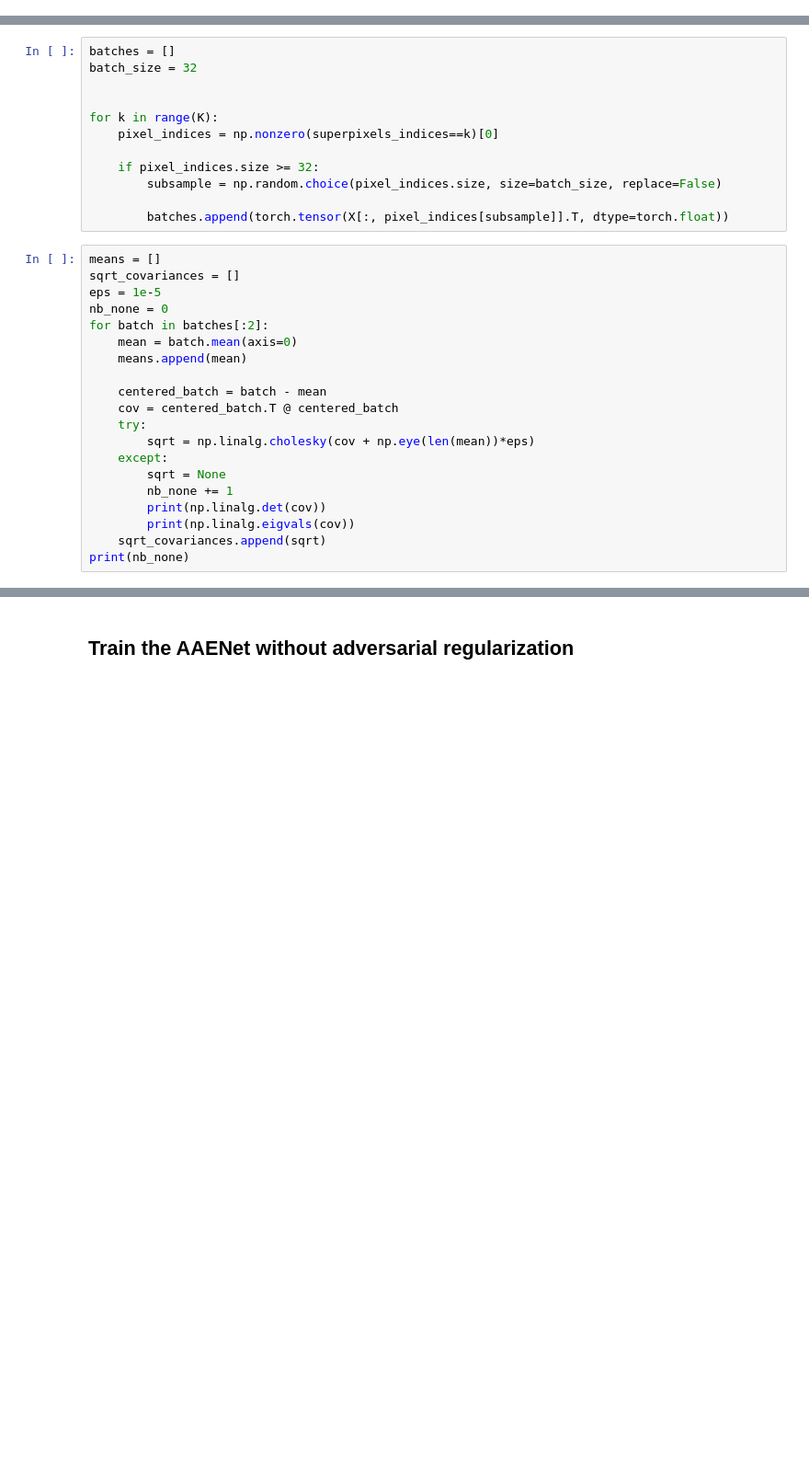
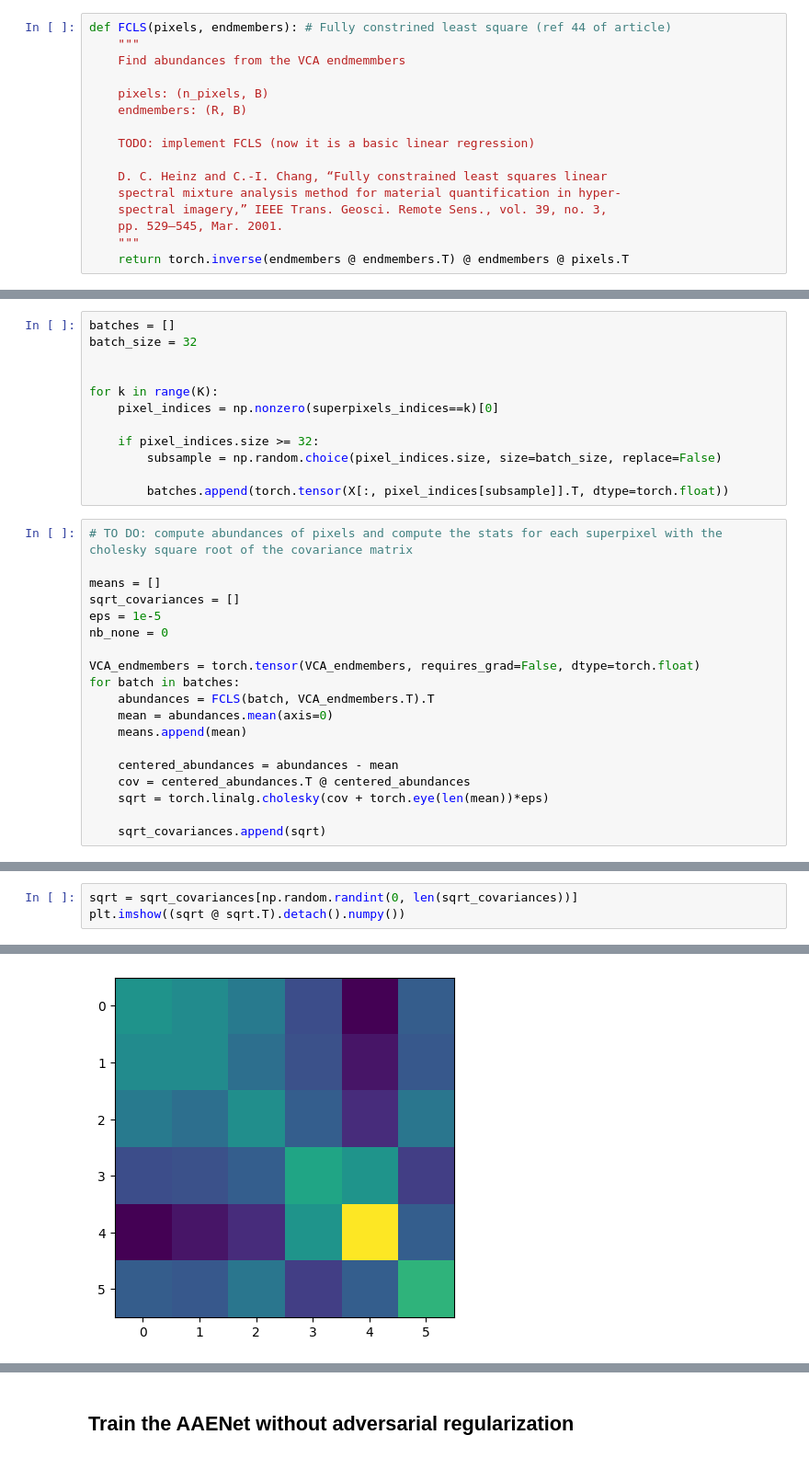
Before and after one commit to JulienAjdenbaum/hyperspectral_adversarial_AEENet, a Jupyter notebook: AAENet/AAENet.ipynb, the cells around one changed output, grey strips where cells are left out. Shown at 92% size. Saved outputs shown, nothing was run; the diff lists cells and outputs as text; blank space fills up the shorter version.

```diff
--- a/AAENet/AAENet.ipynb
+++ b/AAENet/AAENet.ipynb
@@ -334 +412,17 @@ for ii in range(6):
+# %%
+def FCLS(pixels, endmembers): # Fully constrined least square (ref 44 of article)
+    """
+    Find abundances from the VCA endmemmbers
+
+    pixels: (n_pixels, B)
+    endmembers: (R, B)
+
+    TODO: implement FCLS (now it is a basic linear regression)
+
+    D. C. Heinz and C.-I. Chang, “Fully constrained least squares linear
+    spectral mixture analysis method for material quantification in hyper-
+    spectral imagery,” IEEE Trans. Geosci. Remote Sens., vol. 39, no. 3,
+    pp. 529–545, Mar. 2001.
+    """
+    return torch.inverse(endmembers @ endmembers.T) @ endmembers @ pixels.T
 # %%
@@ -411,22 +505,21 @@ for k in range(K):
 
         batches.append(torch.tensor(X[:, pixel_indices[subsample]].T, dtype=torch.float))
 # %%
+# TO DO: compute abundances of pixels and compute the stats for each superpixel with the cholesky square root of the covariance matrix
+
 means = []
 sqrt_covariances = []
 eps = 1e-5
 nb_none = 0
-for batch in batches[:2]:
-    mean = batch.mean(axis=0)
+
+VCA_endmembers = torch.tensor(VCA_endmembers, requires_grad=False, dtype=torch.float)
+for batch in batches:
+    abundances = FCLS(batch, VCA_endmembers.T).T
+    mean = abundances.mean(axis=0)
     means.append(mean)
 
-    centered_batch = batch - mean
-    cov = centered_batch.T @ centered_batch
-    try:
-        sqrt = np.linalg.cholesky(cov + np.eye(len(mean))*eps)
-    except:
-        sqrt = None
-        nb_none += 1
-        print(np.linalg.det(cov))
-        print(np.linalg.eigvals(cov))
+    centered_abundances = abundances - mean
+    cov = centered_abundances.T @ centered_abundances
+    sqrt = torch.linalg.cholesky(cov + torch.eye(len(mean))*eps)
+
     sqrt_covariances.append(sqrt)
-print(nb_none)
@@ -442,0 +526,4 @@ print(len(batches))
+# %%
+sqrt = sqrt_covariances[np.random.randint(0, len(sqrt_covariances))]
+plt.imshow((sqrt @ sqrt.T).detach().numpy())
+# %% [output]
@@ -443,3 +531,4 @@ print(len(batches))
+[figure, added]
 # %%
 for i in range(10):
     plt.plot(batches[i].detach().numpy().T)
```
Also changed, not shown: parts of 14 cells of this notebook, 1 other file.
